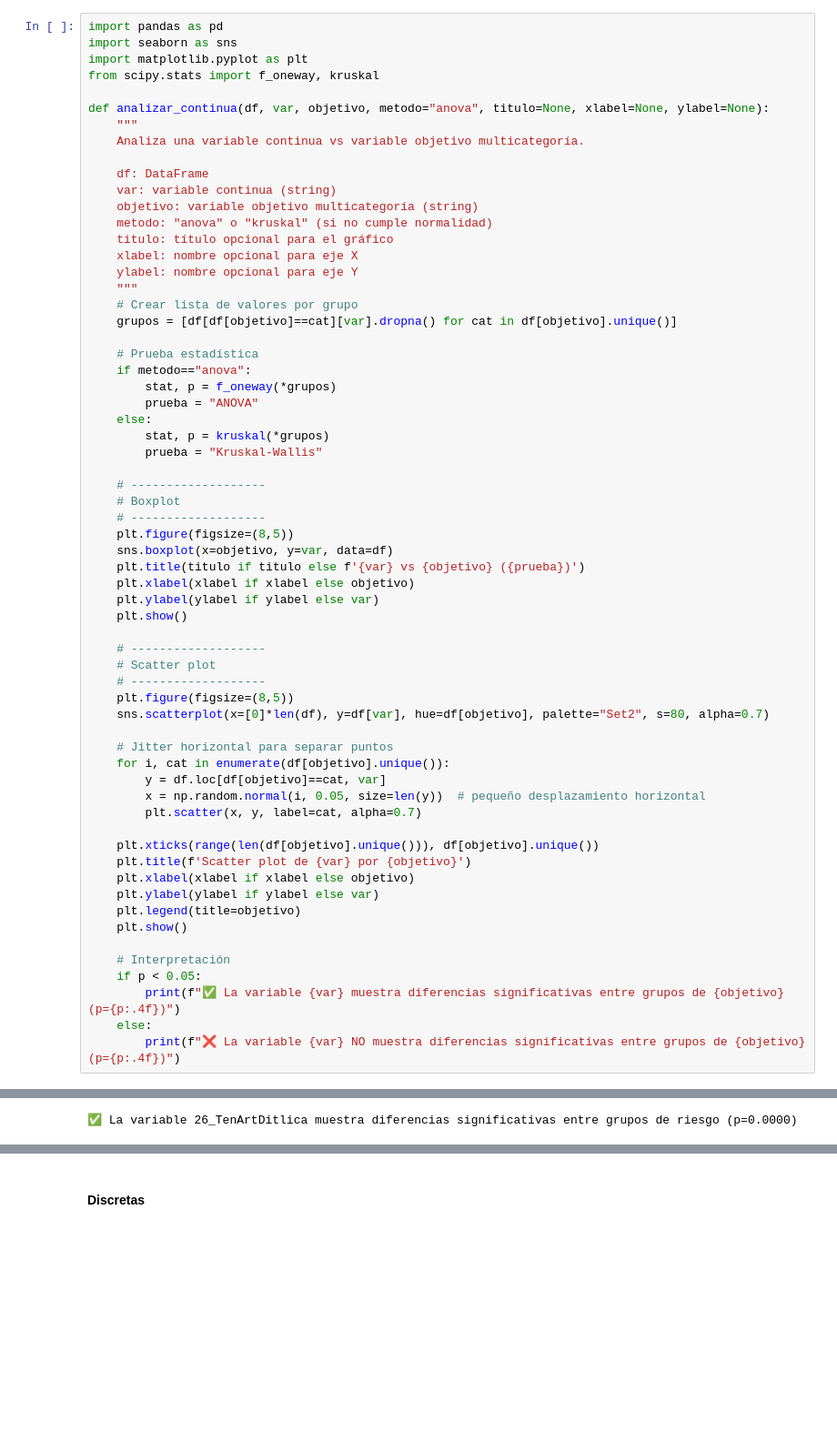
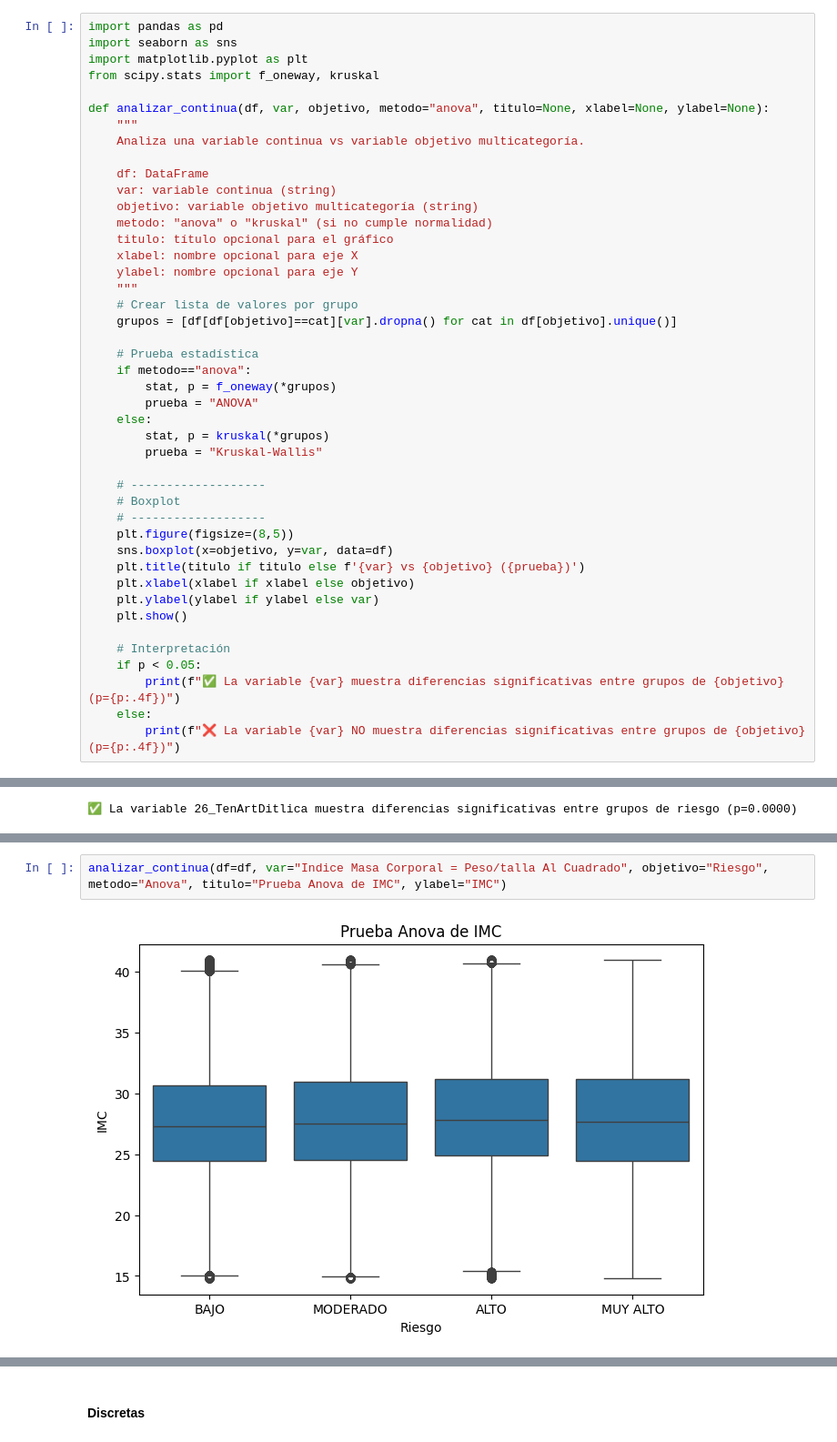
Before and after one commit to elkofix/cardiac-risk-db, a Jupyter notebook: explorative_data_analysis.ipynb, the cells around one changed output, grey strips where cells are left out. Shown at 91% size. Cells and saved outputs as stored; diff of their text form; blank space fills up the shorter version.

```diff
--- a/explorative_data_analysis.ipynb
+++ b/explorative_data_analysis.ipynb
@@ -722,25 +712,6 @@ def analizar_continua(df, var, objetivo, metodo="anova", titulo=None, xlabel=Non
     plt.ylabel(ylabel if ylabel else var)
     plt.show()
 
-    # -------------------
-    # Scatter plot
-    # -------------------
-    plt.figure(figsize=(8,5))
-    sns.scatterplot(x=[0]*len(df), y=df[var], hue=df[objetivo], palette="Set2", s=80, alpha=0.7)
-
-    # Jitter horizontal para separar puntos
-    for i, cat in enumerate(df[objetivo].unique()):
-        y = df.loc[df[objetivo]==cat, var]
-        x = np.random.normal(i, 0.05, size=len(y))  # pequeño desplazamiento horizontal
-        plt.scatter(x, y, label=cat, alpha=0.7)
-
-    plt.xticks(range(len(df[objetivo].unique())), df[objetivo].unique())
-    plt.title(f'Scatter plot de {var} por {objetivo}')
-    plt.xlabel(xlabel if xlabel else objetivo)
-    plt.ylabel(ylabel if ylabel else var)
-    plt.legend(title=objetivo)
-    plt.show()
-
     # Interpretación
     if p < 0.05:
         print(f"✅ La variable {var} muestra diferencias significativas entre grupos de {objetivo} (p={p:.4f})")
@@ -763,0 +740,4 @@ analizar_continua(df=df, var="26_TenArtDitlica", objetivo="Riesgo", metodo="Krus
+# %%
+analizar_continua(df=df, var="Indice Masa Corporal = Peso/talla Al Cuadrado", objetivo="Riesgo", metodo="Anova", titulo="Prueba Anova de IMC", ylabel="IMC")
+# %% [output]
+[figure, added]
```
Also changed, not shown: parts of 44 cells of this notebook.
